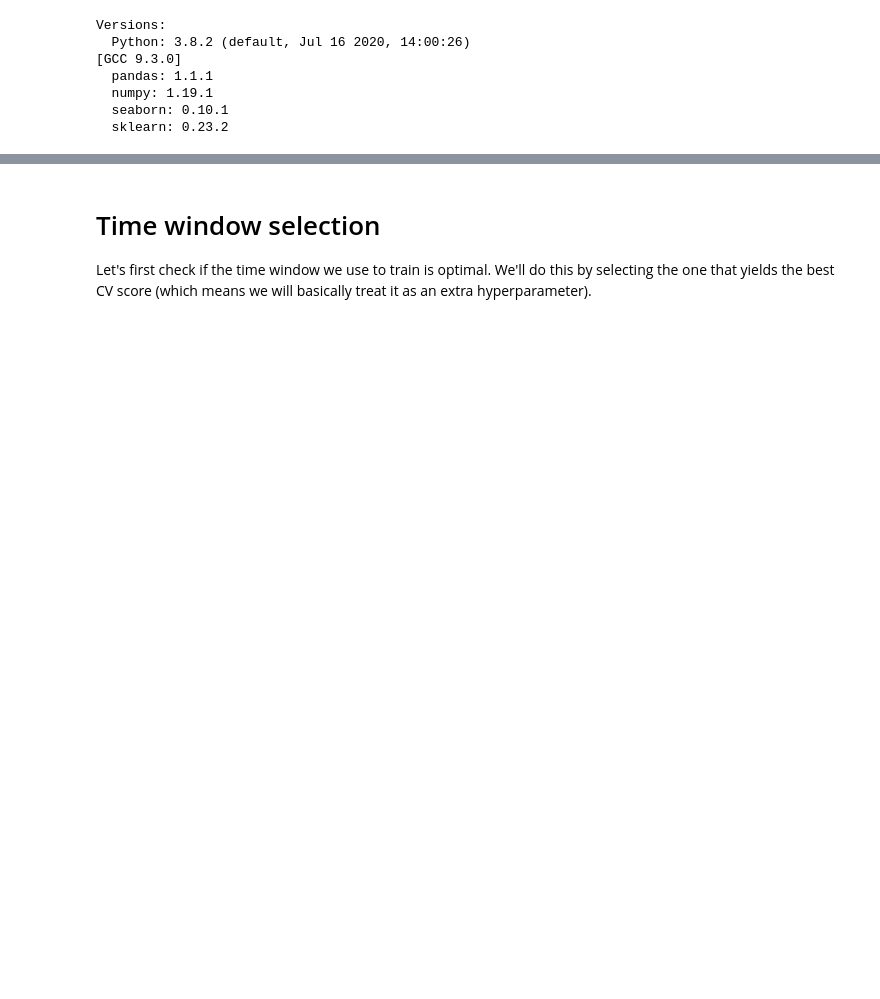
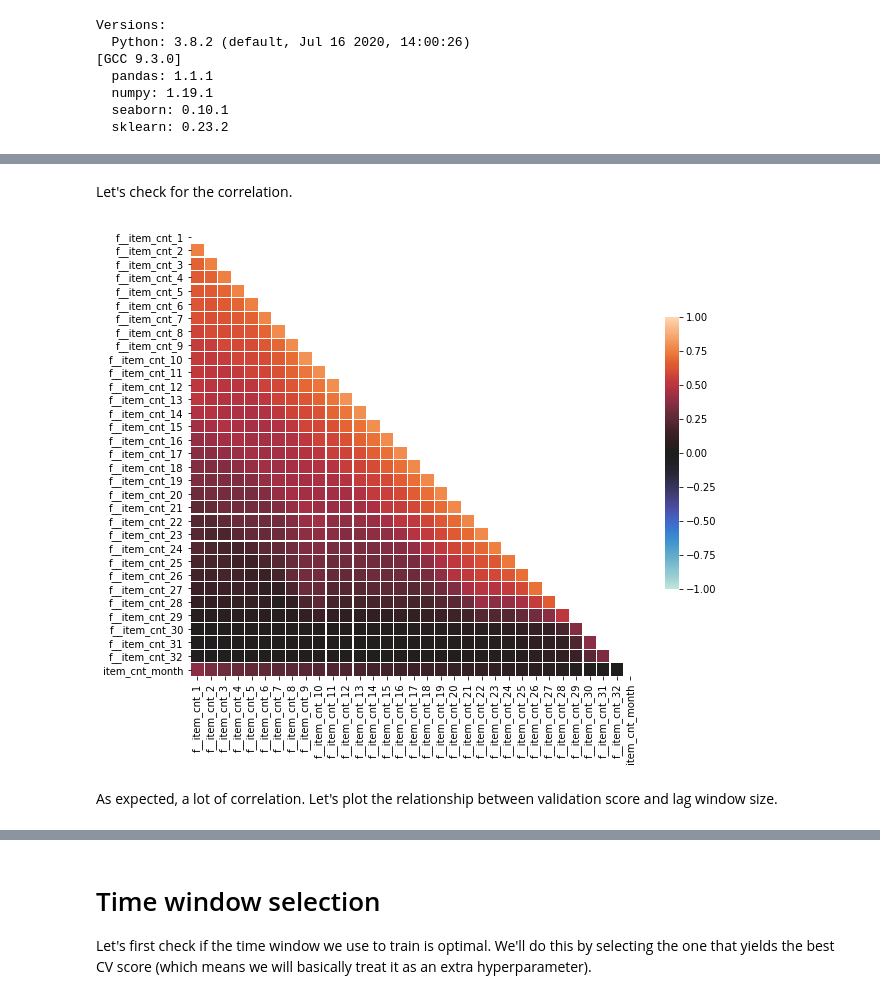
Before and after one commit to caioaao/hse-aml-final-project, a Jupyter notebook: notebooks/12-feature selection.ipynb, the cells around one changed output, grey strips where cells are left out. Cells and saved outputs as stored; diff of their text form; code cells hidden in the pictures; blank space fills up the shorter version.

Commit message:
feature selection for lagged item cnts

```diff
--- a/notebooks/11-feature selection.ipynb
+++ b/notebooks/12-feature selection.ipynb
@@ -39,4 +70,3 @@ Firstly let's load the model we'll study and the feature set we used to train it
 # %%
-train_set_005 = pd.read_parquet(os.path.join(PROCESSED_DATA_DIR, 'train-set-features-005.parquet'))
-reg_005 = joblib.load(os.path.join(MODELS_DIR, 'xgb-features-005.model'))
-reg_cv = ClippedOutputRegressor(reg_005)
+train_set_002 = pd.read_parquet(os.path.join(PROCESSED_DATA_DIR, 'train-set-features-002.parquet'))
+train_set_002.columns
@@ -85,0 +84,15 @@ RMSE: -0.85985 (+- 0.06322)
+# %% [markdown]
+Let's check for the correlation.
+# %%
+def corr_plot(corr_mat, figsize=(10, 10)):
+    _, ax = plt.subplots(figsize=figsize)
+    sns.heatmap(corr_mat, mask=np.triu(np.ones_like(corr_mat, dtype=np.bool)),
+                square=True, linewidths=.1, cbar_kws={"shrink": .5},
+                ax=ax, center=0, vmin=-1, vmax=1)
+# %%
+features_corr = train_set_002[np.append(get_feature_cols(train_set_002), ['item_cnt_month'])].corr()
+corr_plot(features_corr, figsize=(10, 10))
+# %% [output]
+[figure, added]
+# %% [markdown]
+As expected, a lot of correlation. Let's plot the relationship between validation score and lag window size.
```
Also changed, not shown: parts of 23 cells of this notebook, 4 other files.
